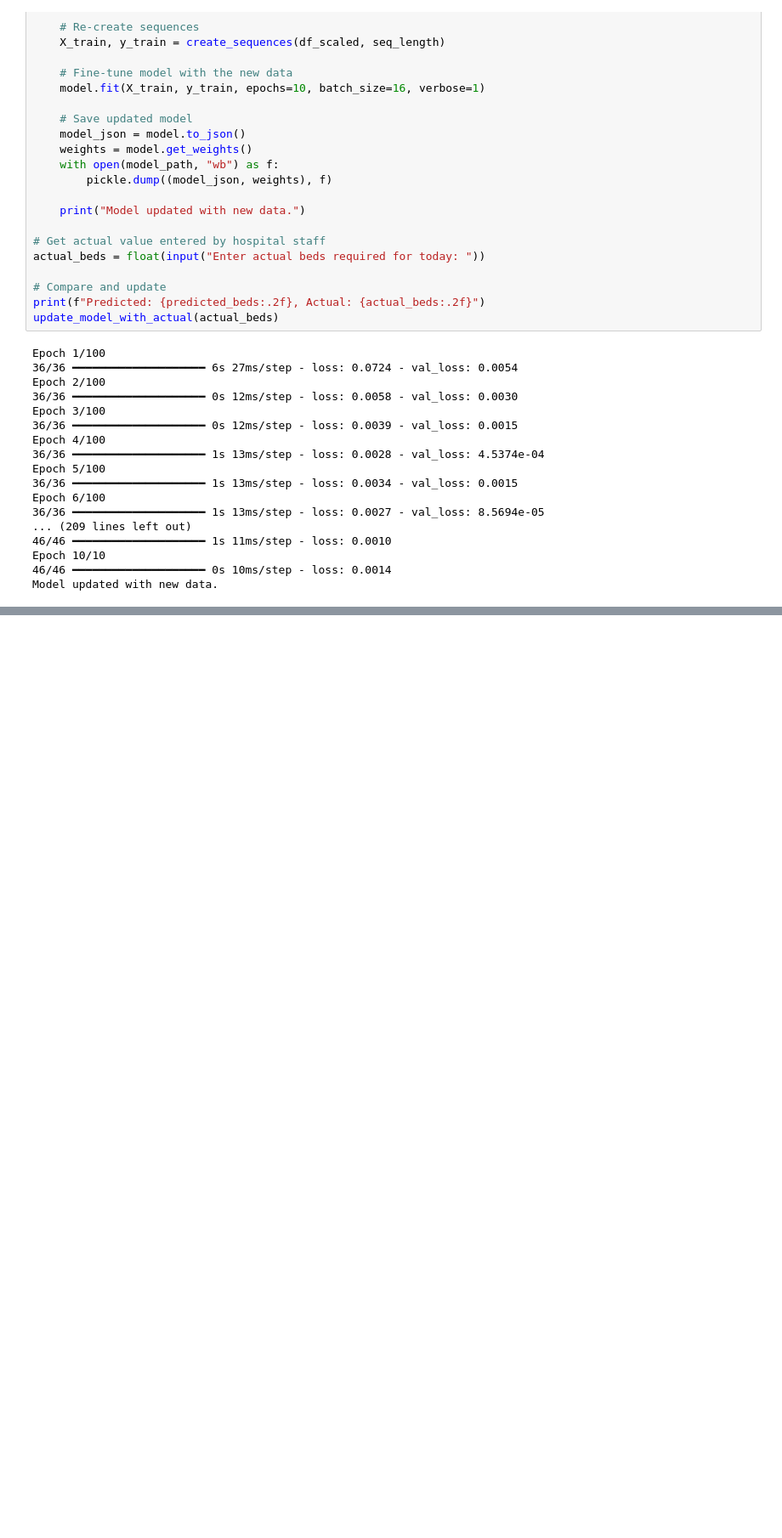
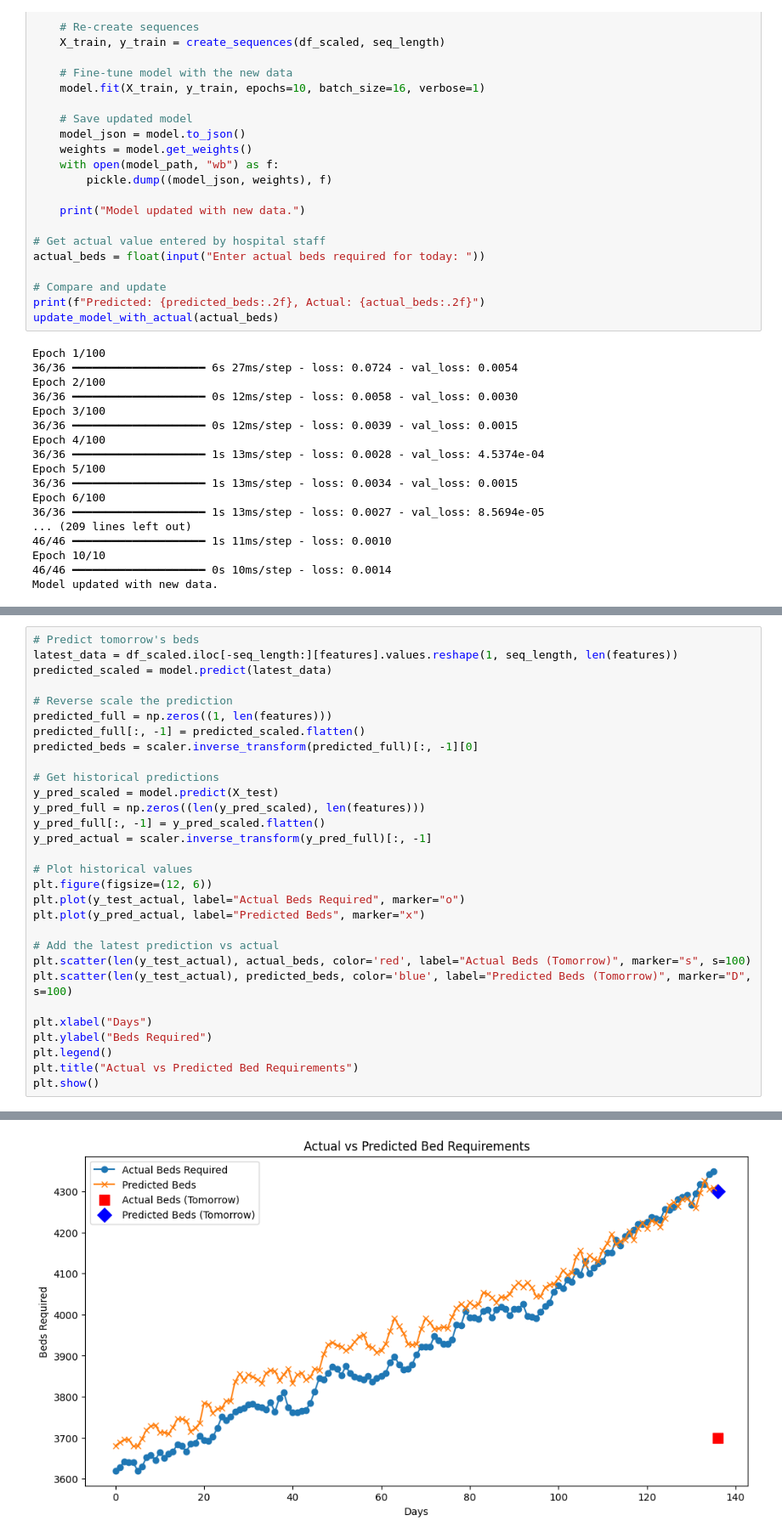
Before and after one commit to HARSHDIPSAHA/APT-project, a Jupyter notebook: predbed/online_learning.ipynb, the cells around one changed output, grey strips where cells are left out. Shown at 85% size. Cells and saved outputs as stored; diff of their text form; blank space fills up the shorter version.

```diff
--- a/predbed/online_learning.ipynb
+++ b/predbed/online_learning.ipynb
@@ -156,0 +337,31 @@ Model updated with new data.
+# %%
+# Predict tomorrow's beds
+latest_data = df_scaled.iloc[-seq_length:][features].values.reshape(1, seq_length, len(features))
+predicted_scaled = model.predict(latest_data)
+
+# Reverse scale the prediction
+predicted_full = np.zeros((1, len(features)))
+predicted_full[:, -1] = predicted_scaled.flatten()
+predicted_beds = scaler.inverse_transform(predicted_full)[:, -1][0]
+
+# Get historical predictions
+y_pred_scaled = model.predict(X_test)
+y_pred_full = np.zeros((len(y_pred_scaled), len(features)))
+y_pred_full[:, -1] = y_pred_scaled.flatten()
+y_pred_actual = scaler.inverse_transform(y_pred_full)[:, -1]
+
+# Plot historical values
+plt.figure(figsize=(12, 6))
+plt.plot(y_test_actual, label="Actual Beds Required", marker="o")
+plt.plot(y_pred_actual, label="Predicted Beds", marker="x")
+
+# Add the latest prediction vs actual
+plt.scatter(len(y_test_actual), actual_beds, color='red', label="Actual Beds (Tomorrow)", marker="s", s=100)
+plt.scatter(len(y_test_actual), predicted_beds, color='blue', label="Predicted Beds (Tomorrow)", marker="D", s=100)
+
+plt.xlabel("Days")
+plt.ylabel("Beds Required")
+plt.legend()
+plt.title("Actual vs Predicted Bed Requirements")
+plt.show()
+# %% [output]
@@ -156,0 +370 @@ Model updated with new data.
+[figure, added]
```
Also changed, not shown: parts of 3 cells of this notebook, 1 other file.
